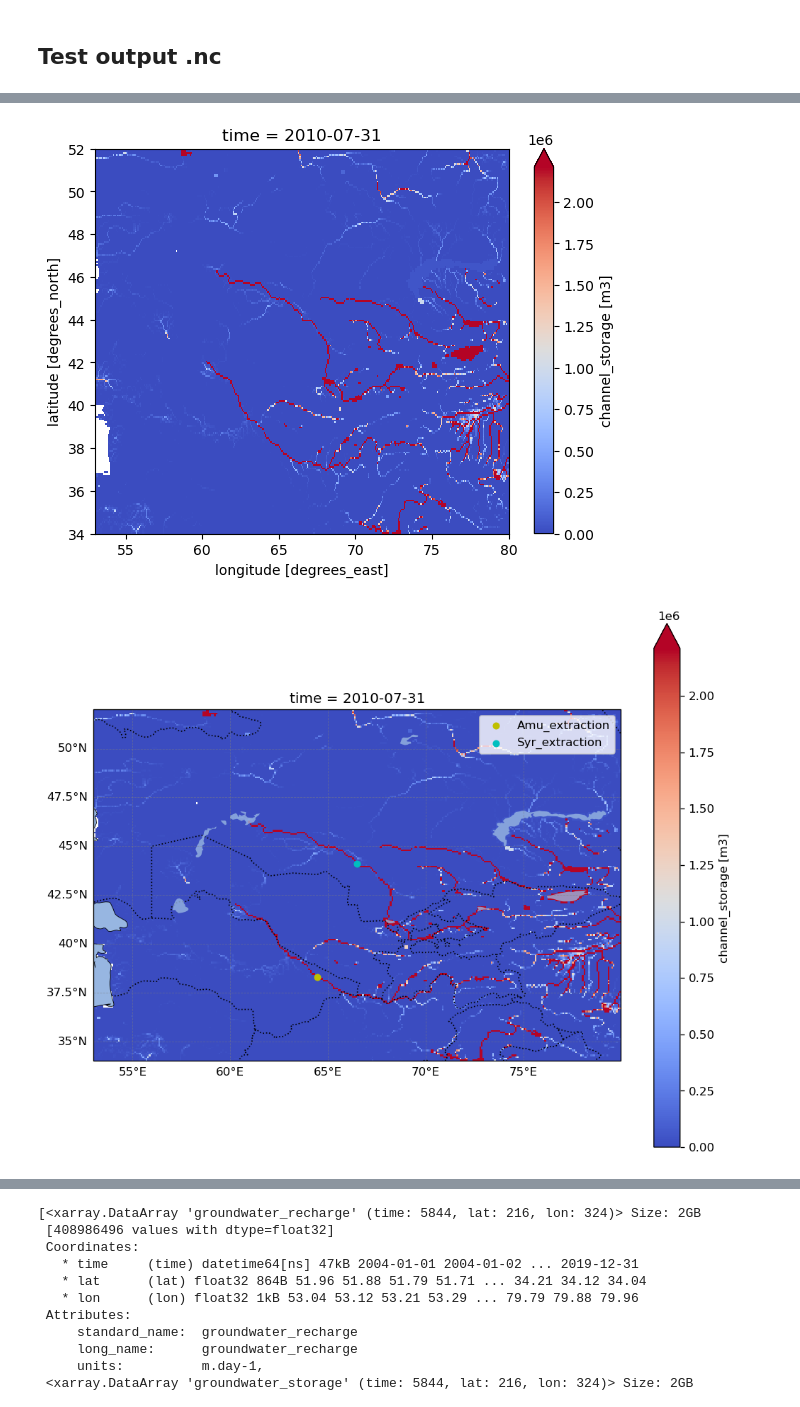
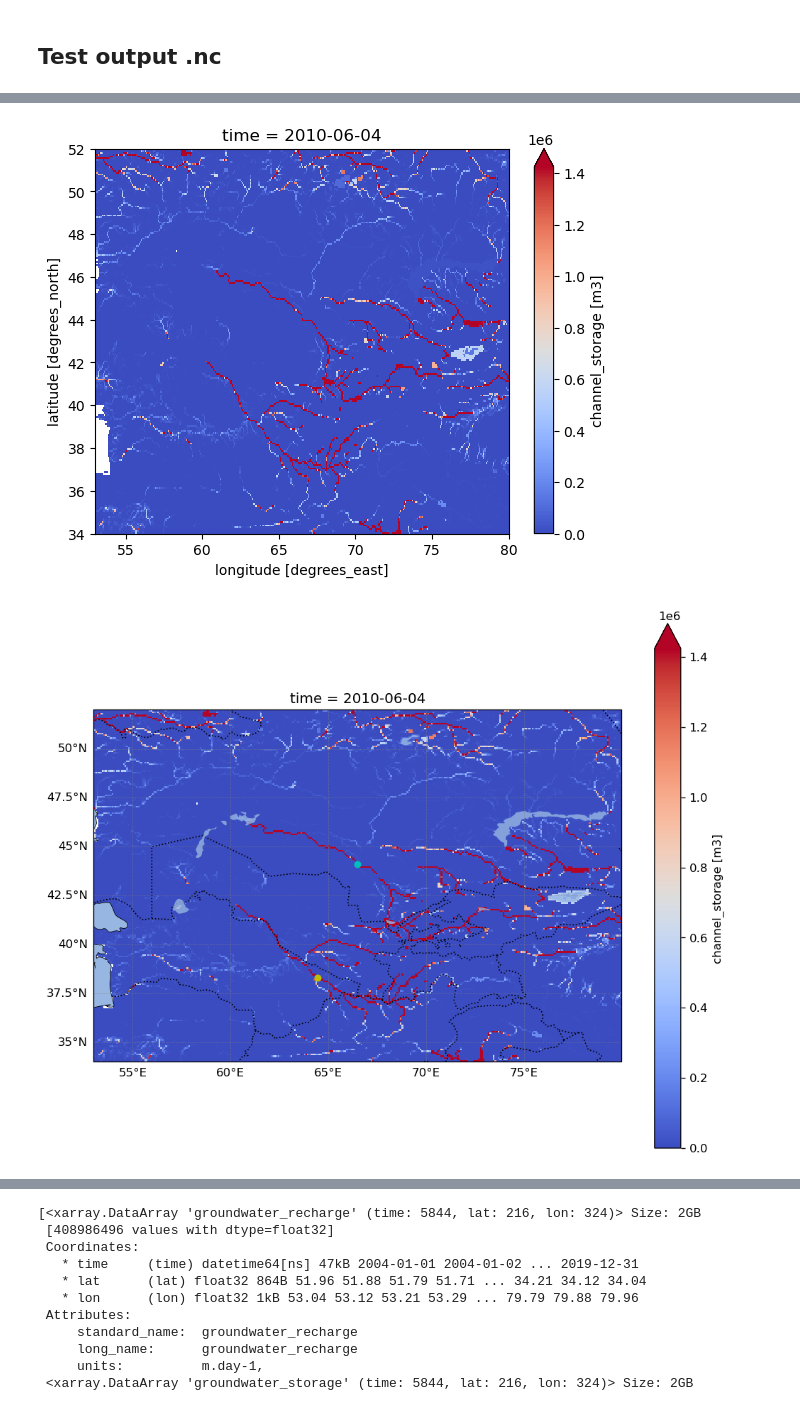
Before and after one commit to andrevdv/MSc_AralSea, a Jupyter notebook: book/thesis_projects/MSc/2025_Q1_AndreVanDerVeen_CEG/work_in_progress/Test_Aral/Check_files_nc.ipynb, the cells around one changed output, grey strips where cells are left out. Cells and saved outputs as stored; diff of their text form; code cells hidden in the pictures.

Commit message:
more tests with channel storage

```diff
--- a/book/thesis_projects/MSc/2025_Q1_AndreVanDerVeen_CEG/work_in_progress/Test_Aral/Check_files_nc.ipynb
+++ b/book/thesis_projects/MSc/2025_Q1_AndreVanDerVeen_CEG/work_in_progress/Test_Aral/Check_files_nc.ipynb
@@ -7,7 +7,10 @@ import matplotlib.pyplot as plt
 import cartopy.crs as ccrs
 import cartopy.feature as cfeature
 # %%
-file_name = '/home/avandervee3/MSc_AralSea/book/thesis_projects/MSc/2025_Q1_AndreVanDerVeen_CEG/work_in_progress/Test_Aral/pcrglobwb_20250930_091104/netcdf/channelStorage_dailyTot_output.nc'
+#file_name = '/home/avandervee3/MSc_AralSea/book/thesis_projects/MSc/2025_Q1_AndreVanDerVeen_CEG/work_in_progress/Test_Aral/pcrglobwb_20250930_091104/netcdf/channelStorage_dailyTot_output.nc'
+
+file_name = '/home/avandervee3/MSc_AralSea/book/thesis_projects/MSc/2025_Q1_AndreVanDerVeen_CEG/work_in_progress/Test_Aral/pcrglobwb_20250930_143633/netcdf/channelStorage_dailyTot_output.nc'
+file_name_2 = ''
 # %%
 ds_1 = xr.open_dataset(file_name)
 print(ds_1)
@@ -41,38 +44,36 @@ da_1.plot(cmap="coolwarm", robust=True, size=5)
 #plt.savefig('ERA5_pr_1988-12-22_21UTC.png')
 plt.show()
 # %% [output]
-[figure, old version]
+[figure, new version]
 # %%
 
 
 # Figure
 fig = plt.figure(figsize=(10, 8), dpi=120)
 ax = fig.add_subplot(111, projection=ccrs.PlateCarree())
 
 da_1.plot(ax=ax, cmap="coolwarm", robust=True)
 # Add features
 ax.add_feature(cfeature.OCEAN, zorder=2)
 ax.add_feature(cfeature.BORDERS, linestyle=":")
 ax.add_feature(cfeature.LAKES, alpha=0.8)
 ax.add_feature(cfeature.COASTLINE)
 
 ax.scatter(64.47358098132075, 38.27886233967275, s=25, c="y", label = "Amu_extraction")
 ax.scatter(66.50162231337735, 44.10221360453554, s=25, c="c", label = "Syr_extraction")
 
 #38.27886233967275, 64.47358098132075
 #44.10221360453554, 66.50162231337735
 
 
 # Gridlines
 gl = ax.gridlines(draw_labels=True, linewidth=0.5, color="gray", alpha=0.5, linestyle="--")
 gl.top_labels = False
 gl.right_labels = False
 
 # Legend
-ax.l
-pl.)()
 # %% [output]
-[figure, old version]
+[figure, new version]
 # %%
 da_slice = ds_1[first_var].sel(lat=38.3,lon=64.5, method="nearest")
 da_slice.plot()
```
Also changed, not shown: parts of 2 cells of this notebook, 2 other files.
